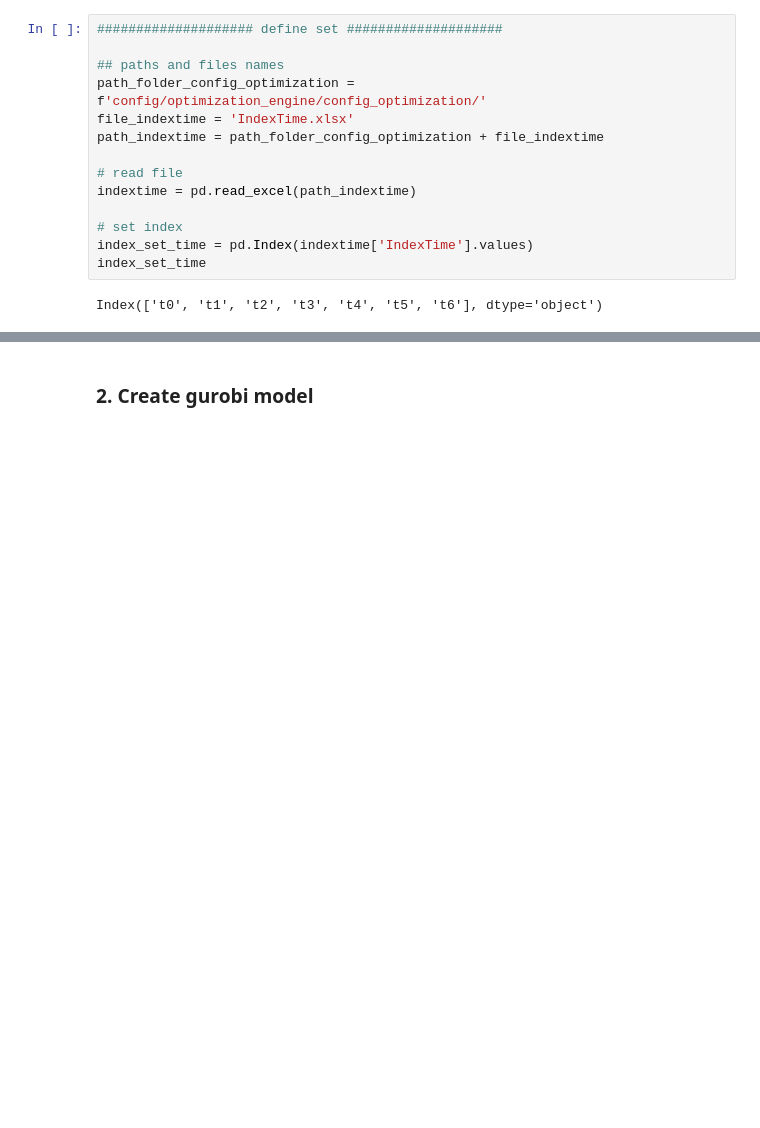
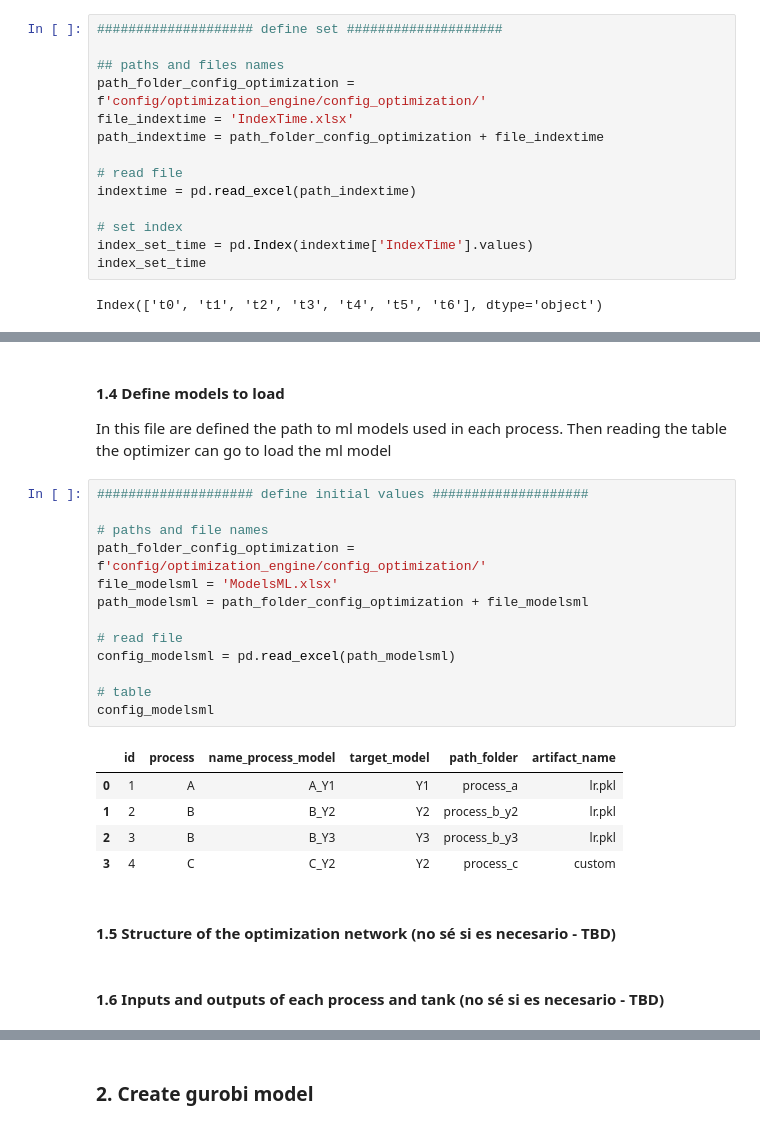
Before and after one commit to joseortegalabra/Gurobi-ML-tips-modeling, a Jupyter notebook: 4_full_example_optimization_tanks/1_hardcoded_optimizer.ipynb, the cells around one changed output, grey strips where cells are left out. Cells and saved outputs as stored; diff of their text form; blank space fills up the shorter version.

```diff
--- a/4_full_example_optimization_tanks/1_hardcoded_optimizer.ipynb
+++ b/4_full_example_optimization_tanks/1_hardcoded_optimizer.ipynb
@@ -146,0 +163,26 @@ config_initial_values
+# %% [markdown]
+#### 1.4 Define models to load
+In this file are defined the path to ml models used in each process. Then reading the table the optimizer can go to load the ml model
+# %%
+#################### define initial values ####################
+
+# paths and file names
+path_folder_config_optimization = f'config/optimization_engine/config_optimization/'
+file_modelsml = 'ModelsML.xlsx'
+path_modelsml = path_folder_config_optimization + file_modelsml
+
+# read file
+config_modelsml = pd.read_excel(path_modelsml)
+
+# table
+config_modelsml
+# %% [output]
+|  | id | process | name_process_model | target_model | path_folder | artifact_name |
+| 0 | 1 | A | A_Y1 | Y1 | process_a | lr.pkl |
+| 1 | 2 | B | B_Y2 | Y2 | process_b_y2 | lr.pkl |
+| 2 | 3 | B | B_Y3 | Y3 | process_b_y3 | lr.pkl |
+| 3 | 4 | C | C_Y2 | Y2 | process_c | custom |
+# %% [markdown]
+#### 1.5 Structure of the optimization network (no sé si es necesario - TBD)
+# %% [markdown]
+#### 1.6 Inputs and outputs of each process and tank (no sé si es necesario - TBD)
```
Also changed, not shown: parts of 22 cells of this notebook, 7 other files.
